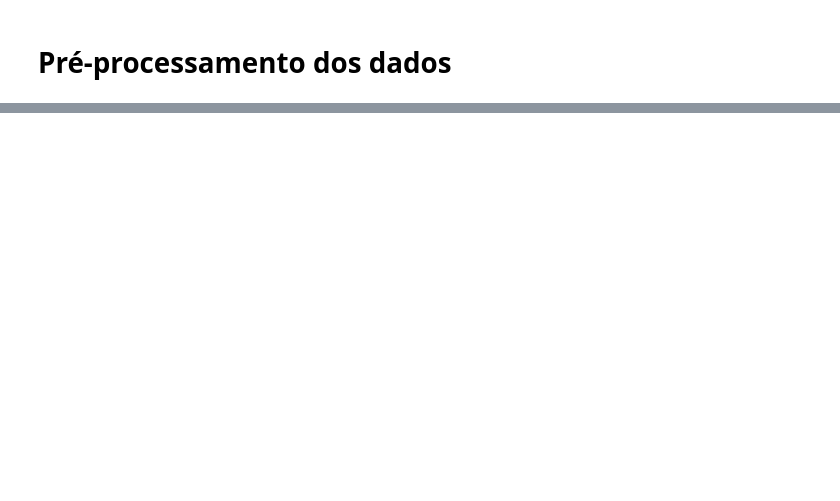
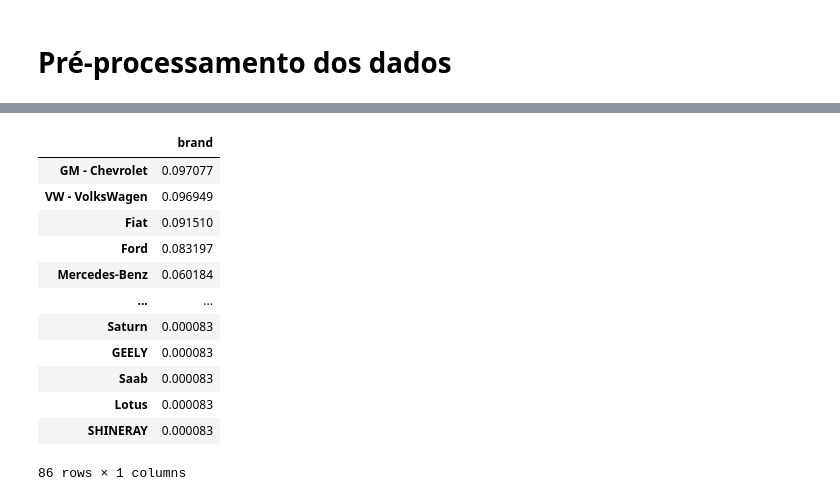
Before and after one commit to VicenteJFonseca/previs-o_pre-o_carros, a Jupyter notebook: previsão_preços_carros.ipynb, the cells around one changed output, grey strips where cells are left out. Saved outputs shown, nothing was run; the diff lists cells and outputs as text; code cells hidden in the pictures; blank space fills up the shorter version.

```diff
--- a/previsão_preços_carros.ipynb
+++ b/previsão_preços_carros.ipynb
@@ -86,0 +104,2 @@ profile.to_notebook_iframe()
+# %%
+brand = fipe22.brand.value_counts(normalize=True)
@@ -86,0 +121,18 @@ profile.to_notebook_iframe()
+# %%
+df_brand = pd.DataFrame(brand)
+# %%
+df_brand
+# %% [output]
+|  | brand |
+| GM - Chevrolet | 0.097077 |
+| VW - VolksWagen | 0.096949 |
+| Fiat | 0.091510 |
+| Ford | 0.083197 |
+| Mercedes-Benz | 0.060184 |
+| ... | ... |
+| Saturn | 0.000083 |
+| GEELY | 0.000083 |
+| Saab | 0.000083 |
+| Lotus | 0.000083 |
+| SHINERAY | 0.000083 |
+86 rows × 1 columns
```
Also changed, not shown: parts of 9 cells of this notebook.
